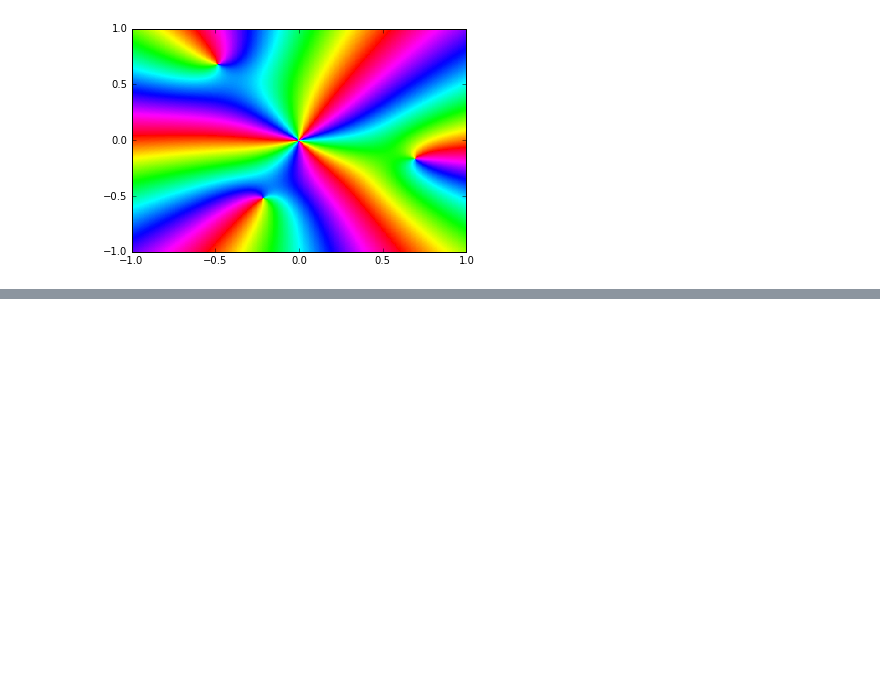
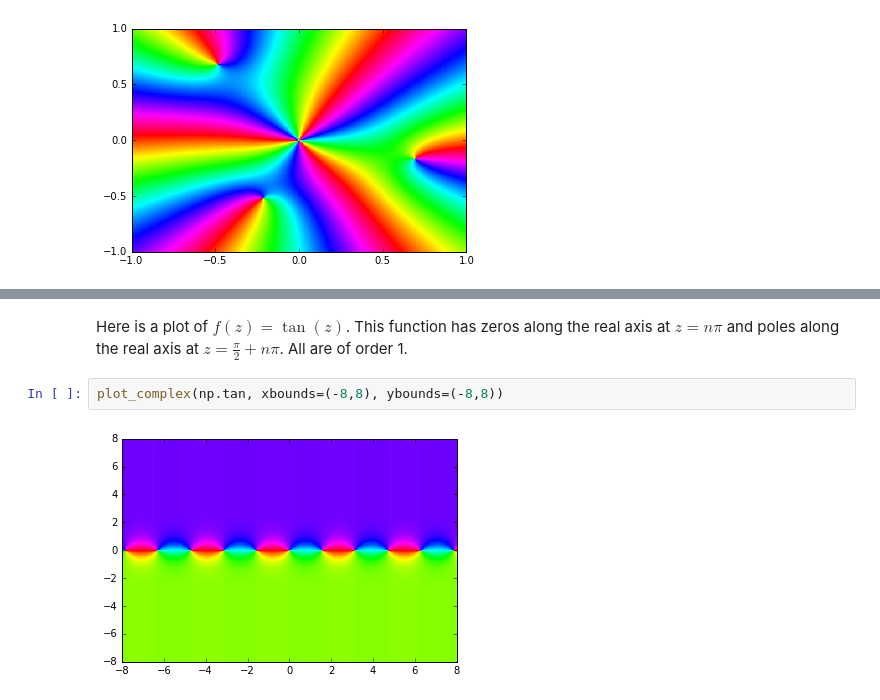
Before and after one commit to tkchris93/numerical_computing, a Jupyter notebook: Labs/Vol1B/Complex1-Plots/solutions_notebook.ipynb, the cells around one changed output, grey strips where cells are left out. Cells and saved outputs as stored; diff of their text form; blank space fills up the shorter version.

```diff
--- a/Labs/Vol1B/Complex1-Plots/solutions_notebook.ipynb
+++ b/Labs/Vol1B/Complex1-Plots/solutions_notebook.ipynb
@@ -74,0 +105,6 @@ plot_complex(f3)
+# %% [markdown]
+Here is a plot of $f(z) = \tan(z)$. This function has zeros along the real axis at $z = n\pi$ and poles along the real axis at $z = \frac{\pi}{2} + n\pi$. All are of order 1.
+# %%
+plot_complex(np.tan, xbounds=(-8,8), ybounds=(-8,8))
+# %% [output]
+[figure, added]
```
Also changed, not shown: parts of 22 cells of this notebook, 1 other file.
